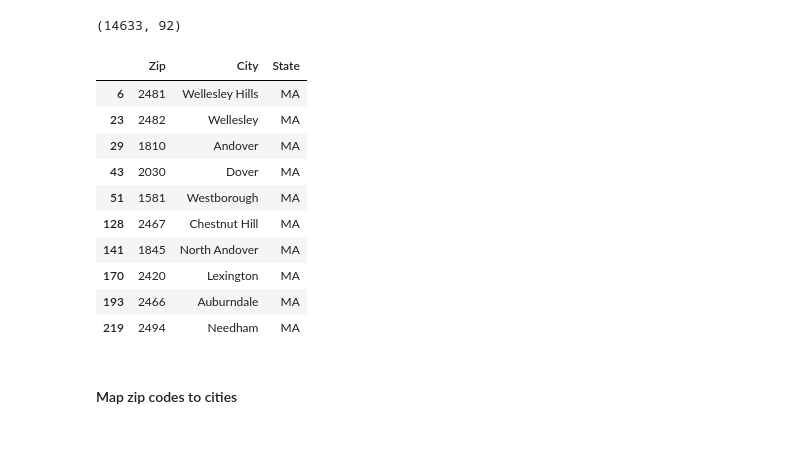
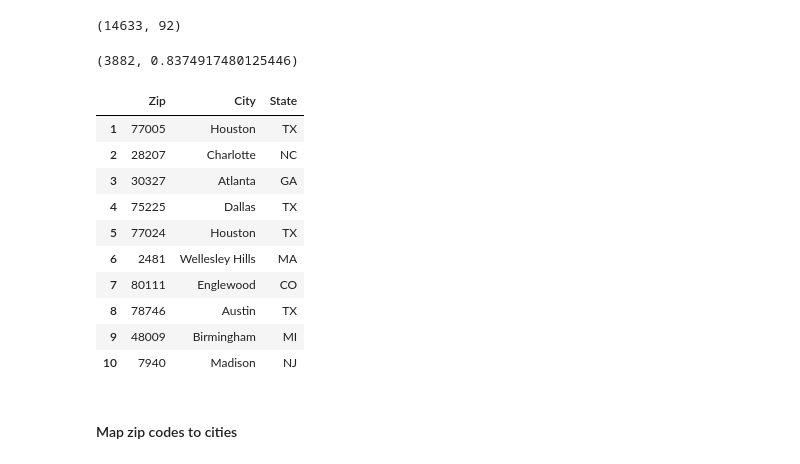
Before and after one commit to MLondon1027/Relocation_Recommender_System, a Jupyter notebook: Real_Estate_Recommender.ipynb, the cells around one changed output. Saved outputs shown, nothing was run; the diff lists cells and outputs as text; code cells hidden in the pictures.

```diff
--- a/Real_Estate_Recommender.ipynb
+++ b/Real_Estate_Recommender.ipynb
@@ -665,7 +657,7 @@ data_percents = data_percents[['total_pop', 'Percent_Under_5', 'Percent_5_to_9',
 final = pd.concat([data_percents, education_percents, employment_percents, language_percents, veteran_percents, transportation_percents, financial_percents, marital_percents, real_estate_2019, density, housing_char_percents, dem_char_percents], axis=1)
 # %%
 # Fix the remaining object datatypes in the final. Cut down zip codes less than 2000
-final['Mean_Commute_Time'] = final['Mean_Commute_Time'].astype(float)
+
 final['Median_HH_Income'] = final['Median_HH_Income'].replace({'-': np.nan})
 final['Median_HH_Income'] = final['Median_HH_Income'].replace({'2,500-': 2500.0})
 final['Median_HH_Income'] = final['Median_HH_Income'].replace({'250,000+': 250000.0})
@@ -853,20 +846,21 @@ def cosine_recommend_zip(zip_input, num=10, city=None, state=None):
 # %%
 pd.set_option('display.max_rows', None)
 pd.set_option('display.max_columns', None)
 pd.set_option('display.width', None)
-cosine_recommend_zip('75205', 10, city=None, state='MA')
+cosine_recommend_zip('75205', 10, city=None, state=None)
 # %% [output]
+(3882, 0.8374917480125446)
 |  | Zip | City | State |
+| 1 | 77005 | Houston | TX |
+| 2 | 28207 | Charlotte | NC |
+| 3 | 30327 | Atlanta | GA |
+| 4 | 75225 | Dallas | TX |
+| 5 | 77024 | Houston | TX |
 | 6 | 2481 | Wellesley Hills | MA |
-| 23 | 2482 | Wellesley | MA |
-| 29 | 1810 | Andover | MA |
-| 43 | 2030 | Dover | MA |
-| 51 | 1581 | Westborough | MA |
-| 128 | 2467 | Chestnut Hill | MA |
-| 141 | 1845 | North Andover | MA |
-| 170 | 2420 | Lexington | MA |
-| 193 | 2466 | Auburndale | MA |
-| 219 | 2494 | Needham | MA |
+| 7 | 80111 | Englewood | CO |
+| 8 | 78746 | Austin | TX |
+| 9 | 48009 | Birmingham | MI |
+| 10 | 7940 | Madison | NJ |
 # %% [markdown]
 #### Map zip codes to cities
 # %%
```
Also changed, not shown: parts of 44 cells of this notebook.
